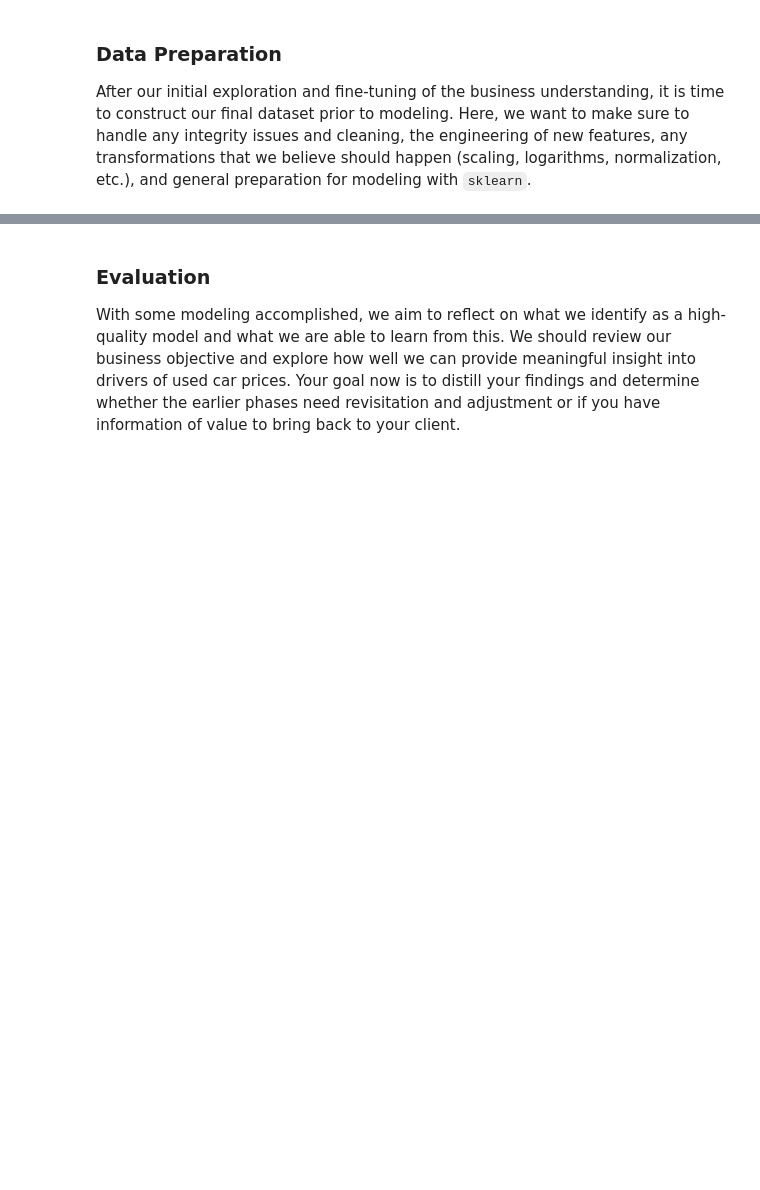
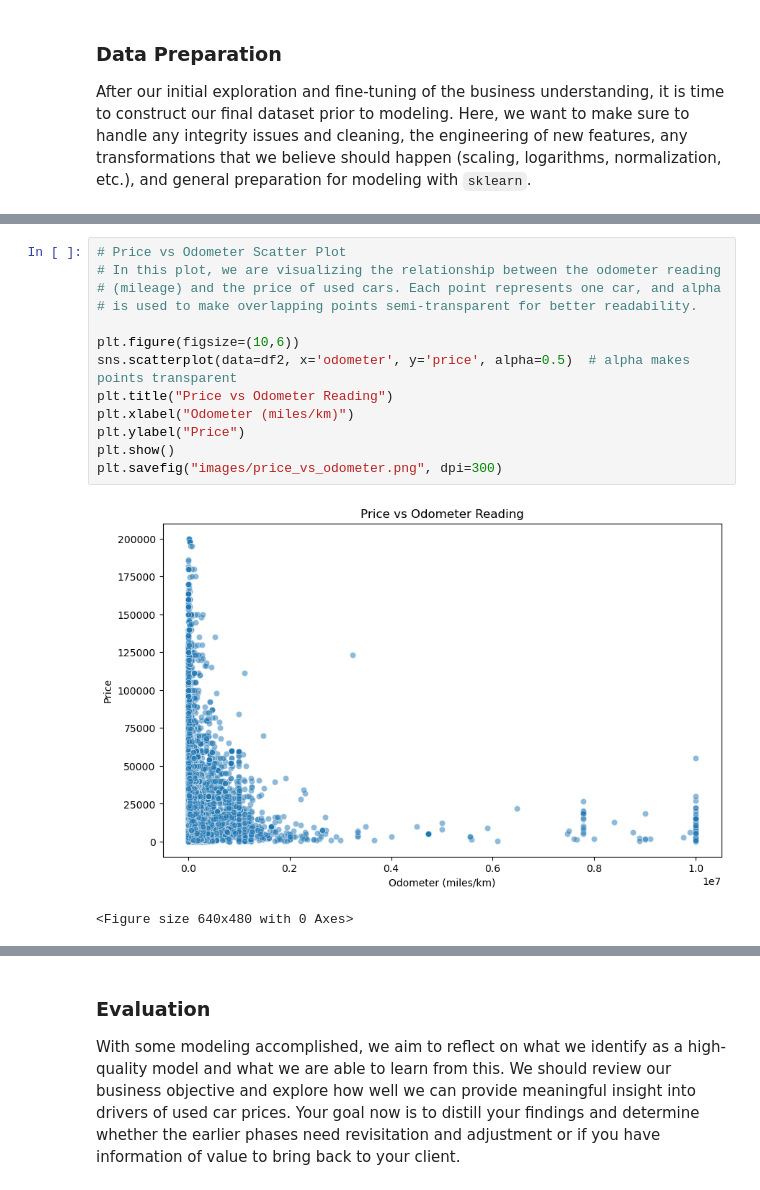
Before and after one commit to RC-ML-LAB/used-car-analysis, a Jupyter notebook: used_car_analysis.ipynb, the cells around one changed output, grey strips where cells are left out. Cells and saved outputs as stored; diff of their text form; blank space fills up the shorter version.

```diff
--- a/used_car_analysis.ipynb
+++ b/used_car_analysis.ipynb
@@ -35,0 +222,16 @@ With your (almost?) final dataset in hand, it is now time to build some models.
+# %%
+# Price vs Odometer Scatter Plot
+# In this plot, we are visualizing the relationship between the odometer reading
+# (mileage) and the price of used cars. Each point represents one car, and alpha
+# is used to make overlapping points semi-transparent for better readability.
+
+plt.figure(figsize=(10,6))
+sns.scatterplot(data=df2, x='odometer', y='price', alpha=0.5)  # alpha makes points transparent
+plt.title("Price vs Odometer Reading")
+plt.xlabel("Odometer (miles/km)")
+plt.ylabel("Price")
+plt.show()
+plt.savefig("images/price_vs_odometer.png", dpi=300)
+# %% [output]
+[figure, added]
+<Figure size 640x480 with 0 Axes>
```
Also changed, not shown: parts of 34 cells of this notebook, 21 other files.
